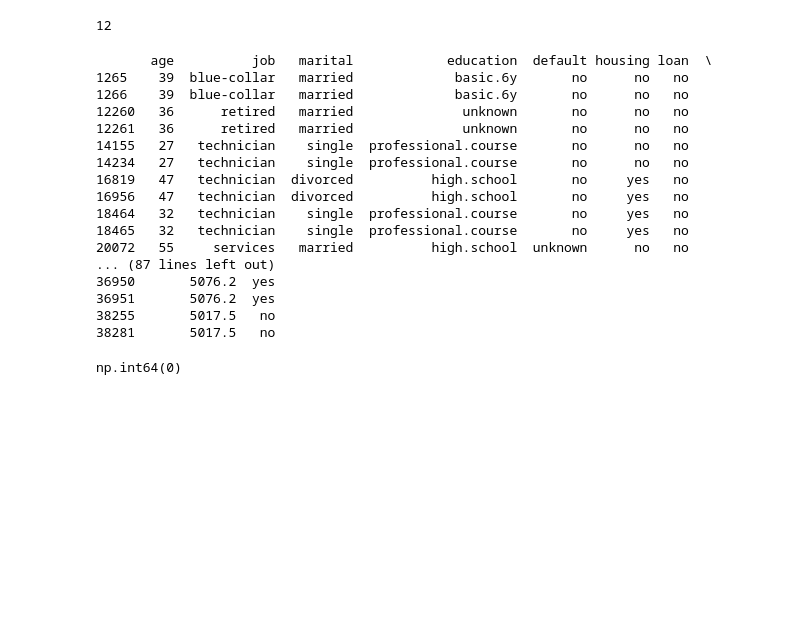
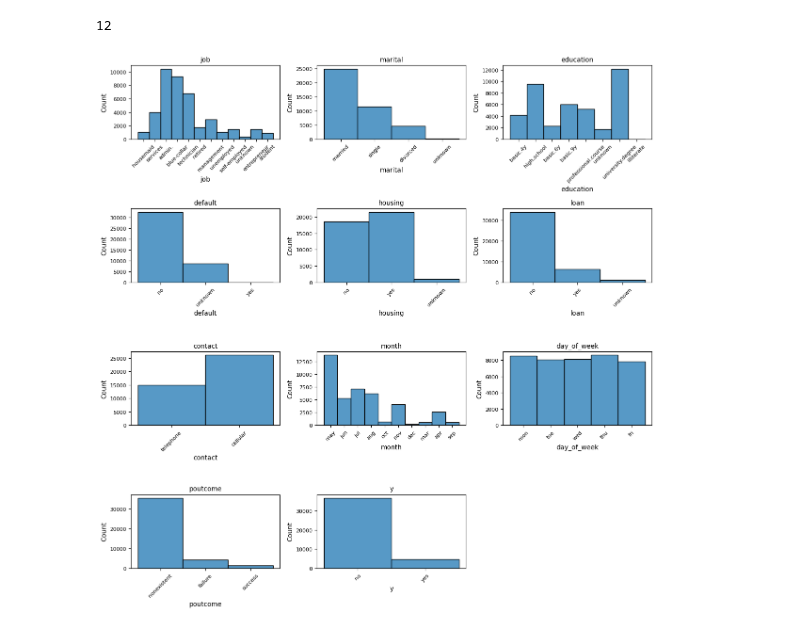
Before and after one commit to 4GeeksAcademy/logistic-regression-project-tutorial-Adam-Val, a Jupyter notebook: explore.ipynb, the cells around one changed output. Drawn from its saved outputs; the diff is of its cells as text; code cells hidden in the pictures; blank space fills up the shorter version.

```diff
--- a/explore.ipynb
+++ b/explore.ipynb
@@ -40,32 +40,28 @@ f_dup = fred.duplicated().sum()
 print(f_dup)
 # %% [output]
 12
-# %%
-duplicate_rows = fred[fred.duplicated(keep=False)]
-
-pd.set_option('display.max_columns', None)
-print(duplicate_rows)
-# %% [output]
-       age          job   marital            education  default housing loan  \
-1265    39  blue-collar   married             basic.6y       no      no   no
-1266    39  blue-collar   married             basic.6y       no      no   no
-12260   36      retired   married              unknown       no      no   no
-12261   36      retired   married              unknown       no      no   no
-14155   27   technician    single  professional.course       no      no   no
-14234   27   technician    single  professional.course       no      no   no
-16819   47   technician  divorced          high.school       no     yes   no
-16956   47   technician  divorced          high.school       no     yes   no
-18464   32   technician    single  professional.course       no     yes   no
-18465   32   technician    single  professional.course       no     yes   no
-20072   55     services   married          high.school  unknown      no   no
-... (87 lines left out)
-36950       5076.2  yes
-36951       5076.2  yes
-38255       5017.5   no
-38281       5017.5   no
-# %%
-fred = fred.drop_duplicates()
-
-fred.duplicated().sum()
-# %% [output]
-np.int64(0)
+# %%
+import matplotlib.pyplot as plt
+import seaborn as sns
+import pandas as pd
+import numpy as np
+
+
+columns_to_plot = ['job', 'marital', 'education', 'default', 'housing', 'loan', 'contact', 'month', 'day_of_week', 'poutcome', 'y']
+
+fig, axes = plt.subplots(4, 3, figsize=(12, 12))
+axes = axes.flatten()
+
+for i, column in enumerate(columns_to_plot):
+    sns.histplot(ax=axes[i], data=fred, x=column)
+    axes[i].set_title(column, fontsize=10)
+    axes[i].tick_params(axis='x', rotation=45, labelsize=8)
+    axes[i].tick_params(axis='y', labelsize=8)
+
+if len(columns_to_plot) < len(axes):
+    fig.delaxes(axes[len(columns_to_plot)])
+
+plt.tight_layout()
+plt.show()
+# %% [output]
+[figure, added]
```
Also changed, not shown: parts of 11 cells of this notebook.
